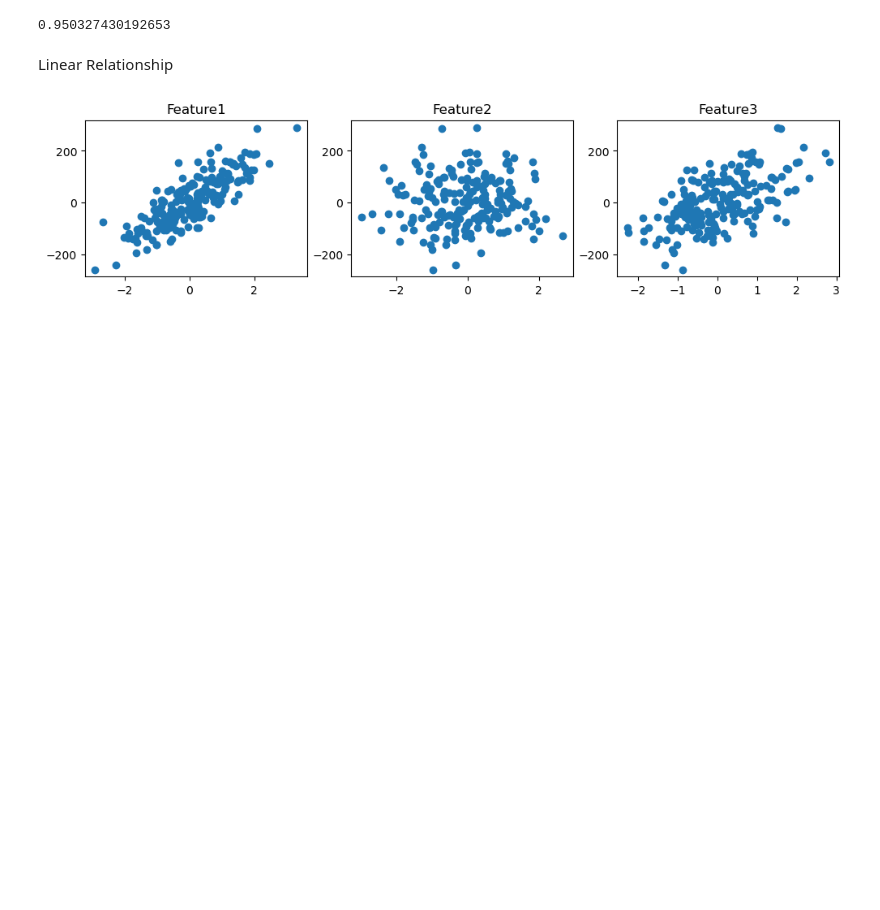
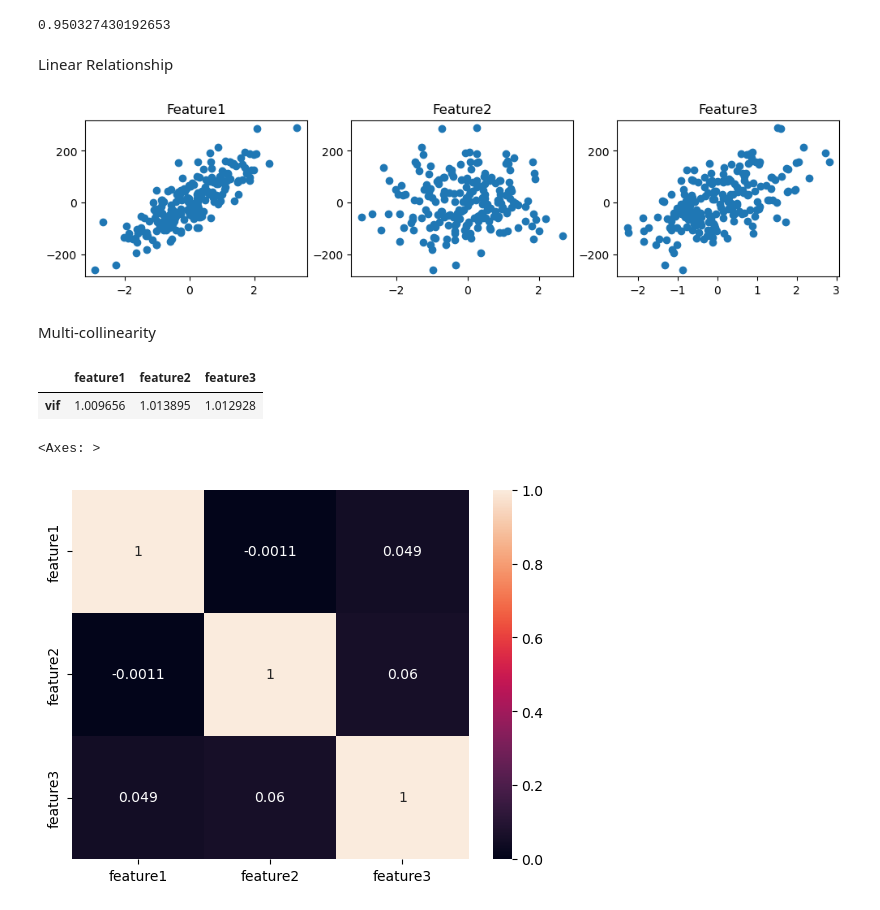
Before and after one commit to Khushi130404/Linear_Regression, a Jupyter notebook: LR_Assumptions.ipynb, the cells around one changed output. Drawn from its saved outputs; the diff is of its cells as text; code cells hidden in the pictures; blank space fills up the shorter version.

Commit message:
multi-collinearity

```diff
--- a/LR_Assumptions.ipynb
+++ b/LR_Assumptions.ipynb
@@ -57,3 +58,5 @@ ax3.set_title("Feature3")
 plt.show()
 # %% [output]
 [figure]
+# %% [markdown]
+Multi-collinearity
@@ -59,0 +70,10 @@ plt.show()
+# %%
+pd.DataFrame({'vif': vif}, index=df.columns[0:3]).T
+# %% [output]
+|  | feature1 | feature2 | feature3 |
+| vif | 1.009656 | 1.013895 | 1.012928 |
+# %%
+sns.heatmap(df.iloc[:,0:3].corr(),annot=True)
+# %% [output]
+<Axes: >
+[figure, added]
```
Also changed, not shown: parts of 2 cells of this notebook.
